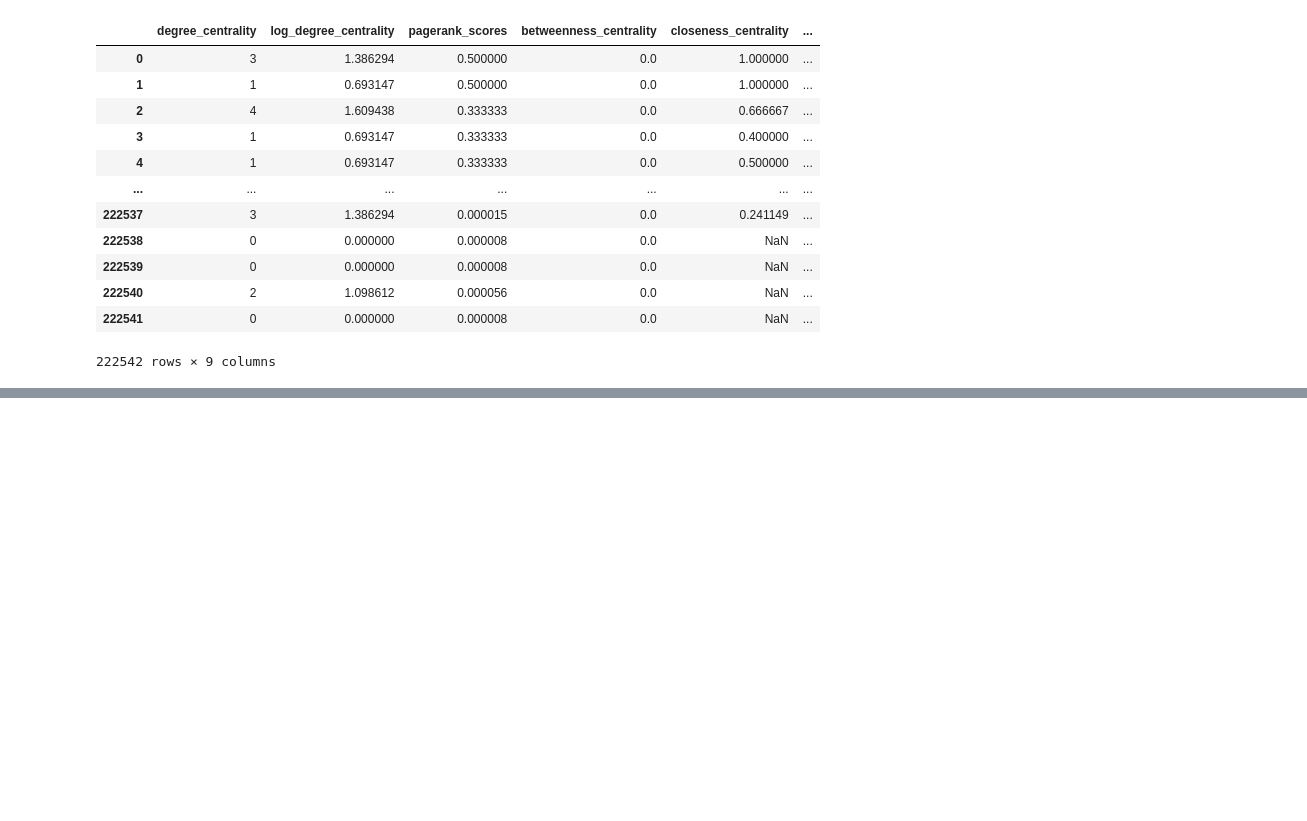
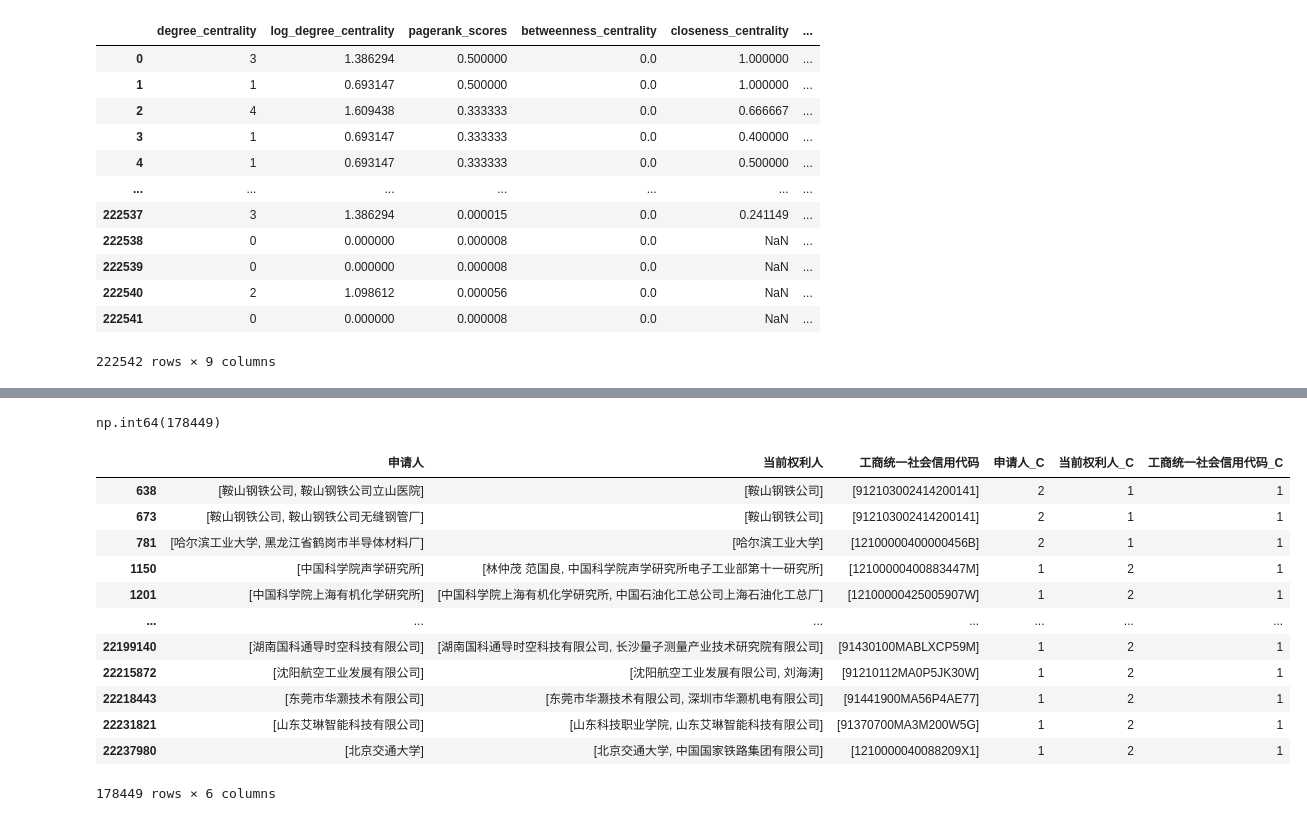
Before and after one commit to ideatechresearch/patent_invest, a Jupyter notebook: ChinaVC.ipynb, the cells around one changed output, grey strips where cells are left out. Saved outputs shown, nothing was run; the diff lists cells and outputs as text; code cells hidden in the pictures; blank space fills up the shorter version.

```diff
--- a/ChinaVC.ipynb
+++ b/ChinaVC.ipynb
@@ -617,0 +798,2 @@ patent_all[(patent_all['申请年']==2023) & patent_all['专利类型'].isin(['
+# %%
+expected_columns=data_columns+['invest_申请人']
@@ -617,0 +805,9 @@ patent_all[(patent_all['申请年']==2023) & patent_all['专利类型'].isin(['
+# %%
+parse_dates=[]
+dtype_spec={}
+for k,v in data_dtypes.items():
+    if v=='datetime64[ns]':
+        parse_dates.append(k)
+    else:
+        dtype_spec[k]=v
+parse_dates
@@ -3218,0 +4014,3 @@ G.write_pickle("data//patent_invest_all_applicant_cite_directed_2020_graph.pickl
+# %%
+patent_all_1=patent_all[['申请号','申请人','当前权利人','工商统一社会信用代码']].dropna()#how='all'
+patent_all_1
@@ -3218,0 +4031,8 @@ G.write_pickle("data//patent_invest_all_applicant_cite_directed_2020_graph.pickl
+# %%
+patent_all_1['申请人']=patent_all_1['申请人'].str.split(';')
+patent_all_1['当前权利人']=patent_all_1['当前权利人'].str.split(';')
+patent_all_1['工商统一社会信用代码']=patent_all_1['工商统一社会信用代码'].str.split(';')
+patent_all_1['申请人_C']=patent_all_1['申请人'].map(len)
+patent_all_1['当前权利人_C']=patent_all_1['当前权利人'].map(len)
+patent_all_1['工商统一社会信用代码_C']=patent_all_1['工商统一社会信用代码'].map(len)
+patent_all_1#.explode(['申请人','当前权利人','工商统一社会信用代码'])
@@ -3218,0 +4053,20 @@ G.write_pickle("data//patent_invest_all_applicant_cite_directed_2020_graph.pickl
+# %%
+(patent_all_1['申请人_C']!=patent_all_1['当前权利人_C']).sum()
+# %% [output]
+np.int64(178449)
+# %%
+patent_all_1[patent_all_1['申请人_C']!=patent_all_1['当前权利人_C']]#北京交通大学1210000040088209X1中国国家铁路集团有限公司 91100000000013477B,山东艾琳智能科技有限公司 91370700MA3M200W5G
+# %% [output]
+|  | 申请人 | 当前权利人 | 工商统一社会信用代码 | 申请人_C | 当前权利人_C | 工商统一社会信用代码_C |
+| 638 | [鞍山钢铁公司, 鞍山钢铁公司立山医院] | [鞍山钢铁公司] | [912103002414200141] | 2 | 1 | 1 |
+| 673 | [鞍山钢铁公司, 鞍山钢铁公司无缝钢管厂] | [鞍山钢铁公司] | [912103002414200141] | 2 | 1 | 1 |
+| 781 | [哈尔滨工业大学, 黑龙江省鹤岗市半导体材料厂] | [哈尔滨工业大学] | [12100000400000456B] | 2 | 1 | 1 |
+| 1150 | [中国科学院声学研究所] | [林仲茂 范国良, 中国科学院声学研究所电子工业部第十一研究所] | [12100000400883447M] | 1 | 2 | 1 |
+| 1201 | [中国科学院上海有机化学研究所] | [中国科学院上海有机化学研究所, 中国石油化工总公司上海石油化工总厂] | [12100000425005907W] | 1 | 2 | 1 |
+| ... | ... | ... | ... | ... | ... | ... |
+| 22199140 | [湖南国科通导时空科技有限公司] | [湖南国科通导时空科技有限公司, 长沙量子测量产业技术研究院有限公司] | [91430100MABLXCP59M] | 1 | 2 | 1 |
+| 22215872 | [沈阳航空工业发展有限公司] | [沈阳航空工业发展有限公司, 刘海涛] | [91210112MA0P5JK30W] | 1 | 2 | 1 |
+| 22218443 | [东莞市华灏技术有限公司] | [东莞市华灏技术有限公司, 深圳市华灏机电有限公司] | [91441900MA56P4AE77] | 1 | 2 | 1 |
+| 22231821 | [山东艾琳智能科技有限公司] | [山东科技职业学院, 山东艾琳智能科技有限公司] | [91370700MA3M200W5G] | 1 | 2 | 1 |
+| 22237980 | [北京交通大学] | [北京交通大学, 中国国家铁路集团有限公司] | [1210000040088209X1] | 1 | 2 | 1 |
+178449 rows × 6 columns
```
Also changed, not shown: parts of 158 cells of this notebook, 6 other files.
